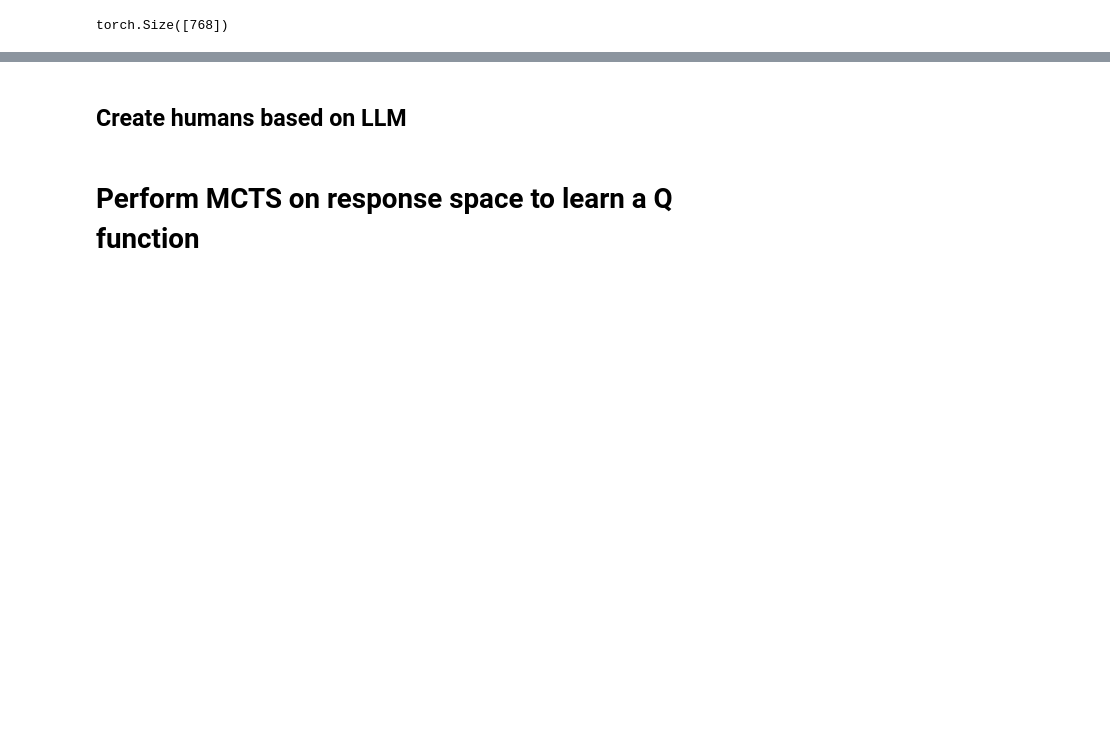
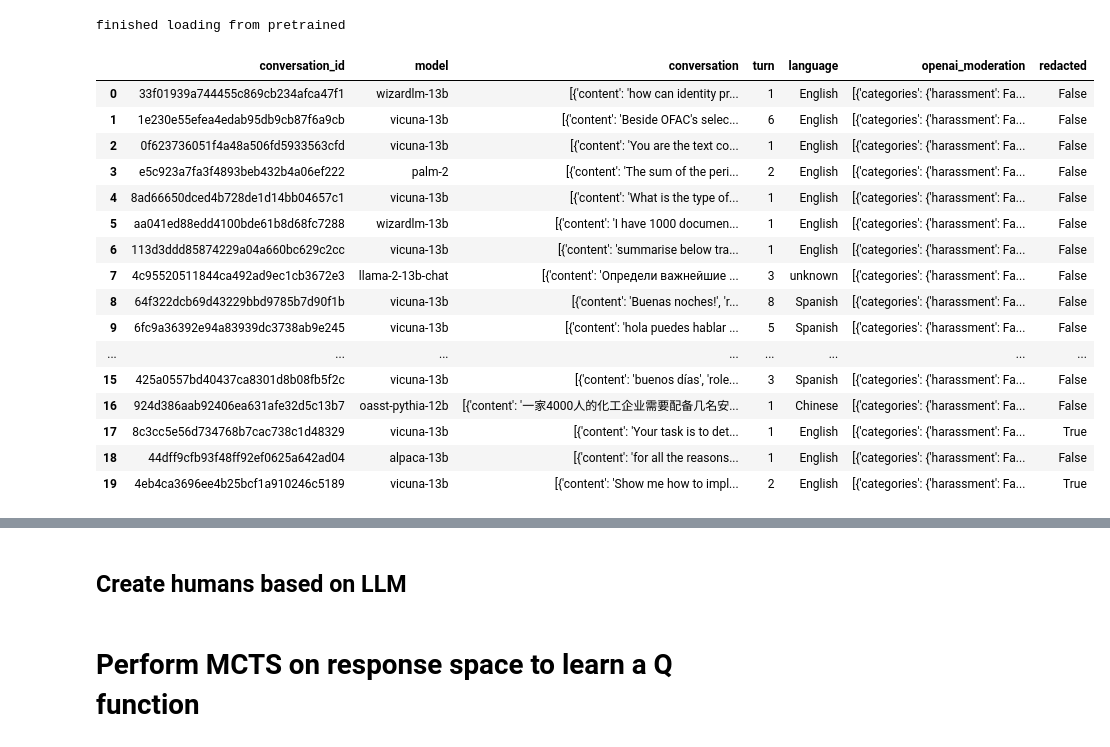
Before and after one commit to chenzhiliang94/Conversational-Planning-with-Rulebooks, a Jupyter notebook: playground.ipynb, the cells around one changed output, grey strips where cells are left out. Saved outputs shown, nothing was run; the diff lists cells and outputs as text; code cells hidden in the pictures; blank space fills up the shorter version.

```diff
--- a/playground.ipynb
+++ b/playground.ipynb
@@ -30,2 +484,29 @@ with open("evaluation/evaluation_starters_100.txt", mode="w") as file:
+# %%
+from sklearn.decomposition import PCA
+pca = PCA(n_components=2)
+all_embedding_reduced_dim = pca.fit_transform(all_embedding)
+tokenizer = AutoTokenizer.from_pretrained('Salesforce/SFR-Embedding-Mistral')
+model = AutoModel.from_pretrained('Salesforce/SFR-Embedding-Mistral').to(torch.device("cpu"))
+print("finished loading from pretrained")
+# %% [output]
+finished loading from pretrained
 # %%
-conversation_data.head(100)
+conversation_data.head(20)
+# %% [output]
+|  | conversation_id | model | conversation | turn | language | openai_moderation | redacted |
+| 0 | 33f01939a744455c869cb234afca47f1 | wizardlm-13b | [{'content': 'how can identity pr... | 1 | English | [{'categories': {'harassment': Fa... | False |
+| 1 | 1e230e55efea4edab95db9cb87f6a9cb | vicuna-13b | [{'content': 'Beside OFAC's selec... | 6 | English | [{'categories': {'harassment': Fa... | False |
+| 2 | 0f623736051f4a48a506fd5933563cfd | vicuna-13b | [{'content': 'You are the text co... | 1 | English | [{'categories': {'harassment': Fa... | False |
+| 3 | e5c923a7fa3f4893beb432b4a06ef222 | palm-2 | [{'content': 'The sum of the peri... | 2 | English | [{'categories': {'harassment': Fa... | False |
+| 4 | 8ad66650dced4b728de1d14bb04657c1 | vicuna-13b | [{'content': 'What is the type of... | 1 | English | [{'categories': {'harassment': Fa... | False |
+| 5 | aa041ed88edd4100bde61b8d68fc7288 | wizardlm-13b | [{'content': 'I have 1000 documen... | 1 | English | [{'categories': {'harassment': Fa... | False |
+| 6 | 113d3ddd85874229a04a660bc629c2cc | vicuna-13b | [{'content': 'summarise below tra... | 1 | English | [{'categories': {'harassment': Fa... | False |
+| 7 | 4c95520511844ca492ad9ec1cb3672e3 | llama-2-13b-chat | [{'content': 'Определи важнейшие ... | 3 | unknown | [{'categories': {'harassment': Fa... | False |
+| 8 | 64f322dcb69d43229bbd9785b7d90f1b | vicuna-13b | [{'content': 'Buenas noches!', 'r... | 8 | Spanish | [{'categories': {'harassment': Fa... | False |
+| 9 | 6fc9a36392e94a83939dc3738ab9e245 | vicuna-13b | [{'content': 'hola puedes hablar ... | 5 | Spanish | [{'categories': {'harassment': Fa... | False |
+| ... | ... | ... | ... | ... | ... | ... | ... |
+| 15 | 425a0557bd40437ca8301d8b08fb5f2c | vicuna-13b | [{'content': 'buenos días', 'role... | 3 | Spanish | [{'categories': {'harassment': Fa... | False |
+| 16 | 924d386aab92406ea631afe32d5c13b7 | oasst-pythia-12b | [{'content': '一家4000人的化工企业需要配备几名安... | 1 | Chinese | [{'categories': {'harassment': Fa... | False |
+| 17 | 8c3cc5e56d734768b7cac738c1d48329 | vicuna-13b | [{'content': 'Your task is to det... | 1 | English | [{'categories': {'harassment': Fa... | True |
+| 18 | 44dff9cfb93f48ff92ef0625a642ad04 | alpaca-13b | [{'content': 'for all the reasons... | 1 | English | [{'categories': {'harassment': Fa... | False |
+| 19 | 4eb4ca3696ee4b25bcf1a910246c5189 | vicuna-13b | [{'content': 'Show me how to impl... | 2 | English | [{'categories': {'harassment': Fa... | True |
@@ -43,4 +512,0 @@ torch.mean(output[0],0)
-# %%
-torch.mean(output[0],0).shape
-# %% [output]
-torch.Size([768])
```
Also changed, not shown: parts of 47 cells of this notebook, 14 other files.
